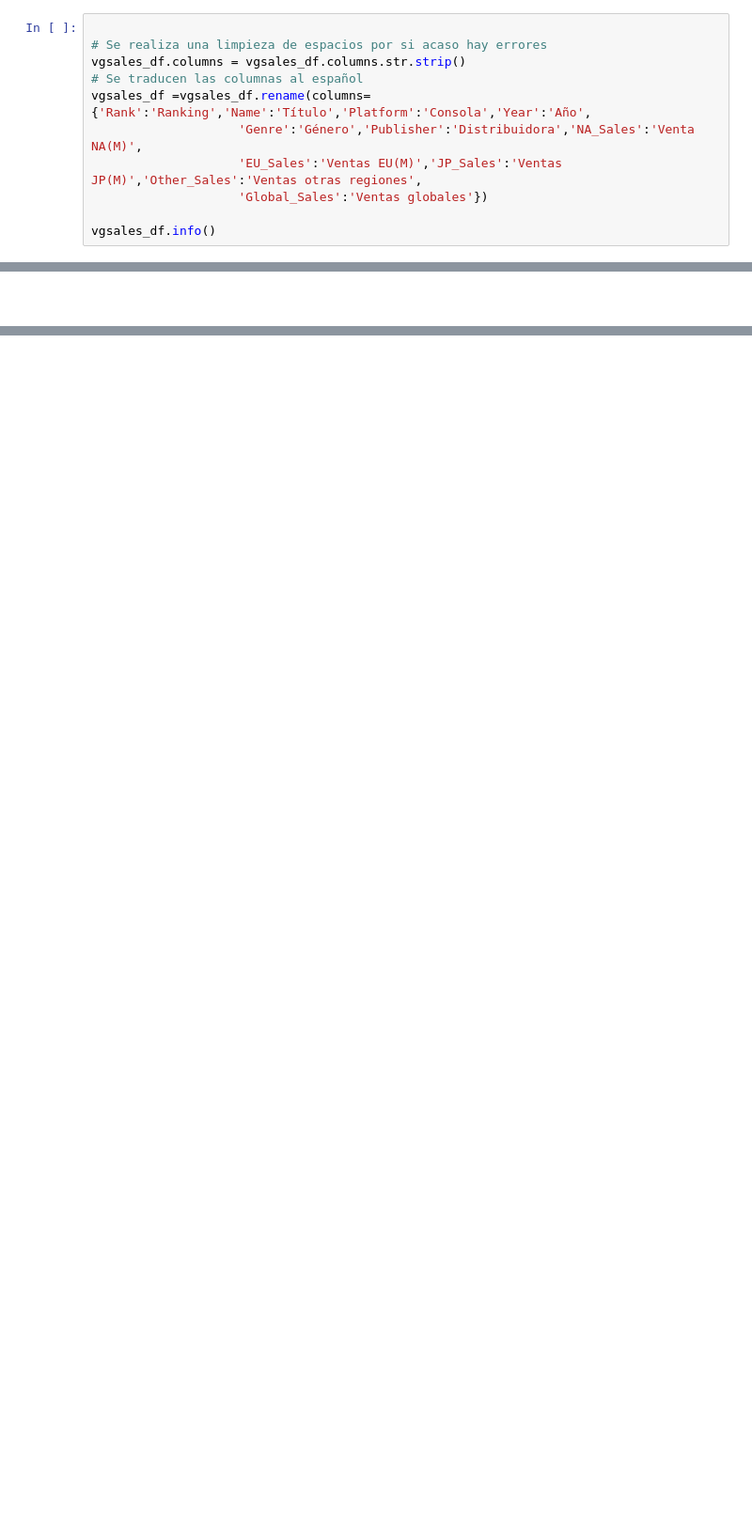
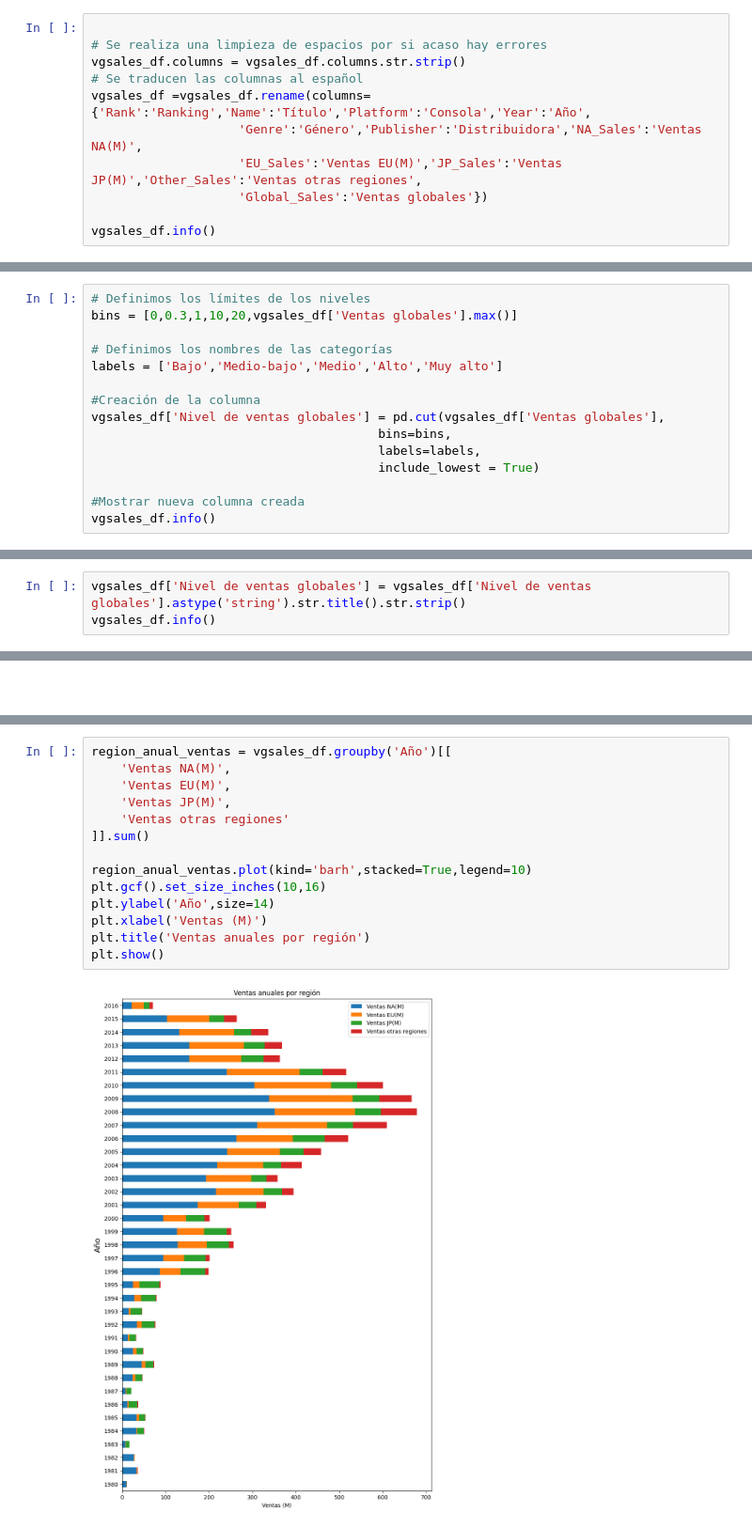
Before and after one commit to Bootcamp-Data-Analyst/P2-Procesamiento-Limpieza-Python-Ruben, a Jupyter notebook: notebook/P2-Procesamiento.ipynb, the cells around one changed output, grey strips where cells are left out. Shown at 94% size. Drawn from its saved outputs; the diff is of its cells as text; blank space fills up the shorter version.

Commit message:
feature:Creación de columna nivel de ventas y nuevos análisis #4

```diff
--- a/notebook/P2-Procesamiento.ipynb
+++ b/notebook/P2-Procesamiento.ipynb
@@ -506,7 +506,7 @@ memory usage: 1.5 MB
 vgsales_df.columns = vgsales_df.columns.str.strip()
 # Se traducen las columnas al español
 vgsales_df =vgsales_df.rename(columns= {'Rank':'Ranking','Name':'Título','Platform':'Consola','Year':'Año',
-                    'Genre':'Género','Publisher':'Distribuidora','NA_Sales':'Venta NA(M)',
+                    'Genre':'Género','Publisher':'Distribuidora','NA_Sales':'Ventas NA(M)',
                     'EU_Sales':'Ventas EU(M)','JP_Sales':'Ventas JP(M)','Other_Sales':'Ventas otras regiones',
                     'Global_Sales':'Ventas globales'})
 
@@ -622,0 +627,15 @@ array([2006, 1985, 2008, 2009, 1996, 1989, 1984, 2005, 1999, 2007, 2010,
+# %%
+# Definimos los límites de los niveles
+bins = [0,0.3,1,10,20,vgsales_df['Ventas globales'].max()]
+
+# Definimos los nombres de las categorías
+labels = ['Bajo','Medio-bajo','Medio','Alto','Muy alto']
+
+#Creación de la columna
+vgsales_df['Nivel de ventas globales'] = pd.cut(vgsales_df['Ventas globales'],
+                                       bins=bins,
+                                       labels=labels,
+                                       include_lowest = True)
+
+#Mostrar nueva columna creada
+vgsales_df.info()
@@ -622,0 +663,3 @@ array([2006, 1985, 2008, 2009, 1996, 1989, 1984, 2005, 1999, 2007, 2010,
+# %%
+vgsales_df['Nivel de ventas globales'] = vgsales_df['Nivel de ventas globales'].astype('string').str.title().str.strip()
+vgsales_df.info()
@@ -624,0 +714,16 @@ array([2006, 1985, 2008, 2009, 1996, 1989, 1984, 2005, 1999, 2007, 2010,
+# %%
+region_anual_ventas = vgsales_df.groupby('Año')[[
+    'Ventas NA(M)',
+    'Ventas EU(M)',
+    'Ventas JP(M)',
+    'Ventas otras regiones'
+]].sum()
+
+region_anual_ventas.plot(kind='barh',stacked=True,legend=10)
+plt.gcf().set_size_inches(10,16)
+plt.ylabel('Año',size=14)
+plt.xlabel('Ventas (M)')
+plt.title('Ventas anuales por región')
+plt.show()
+# %% [output]
+[figure, added]
```
Also changed, not shown: parts of 15 cells of this notebook.
